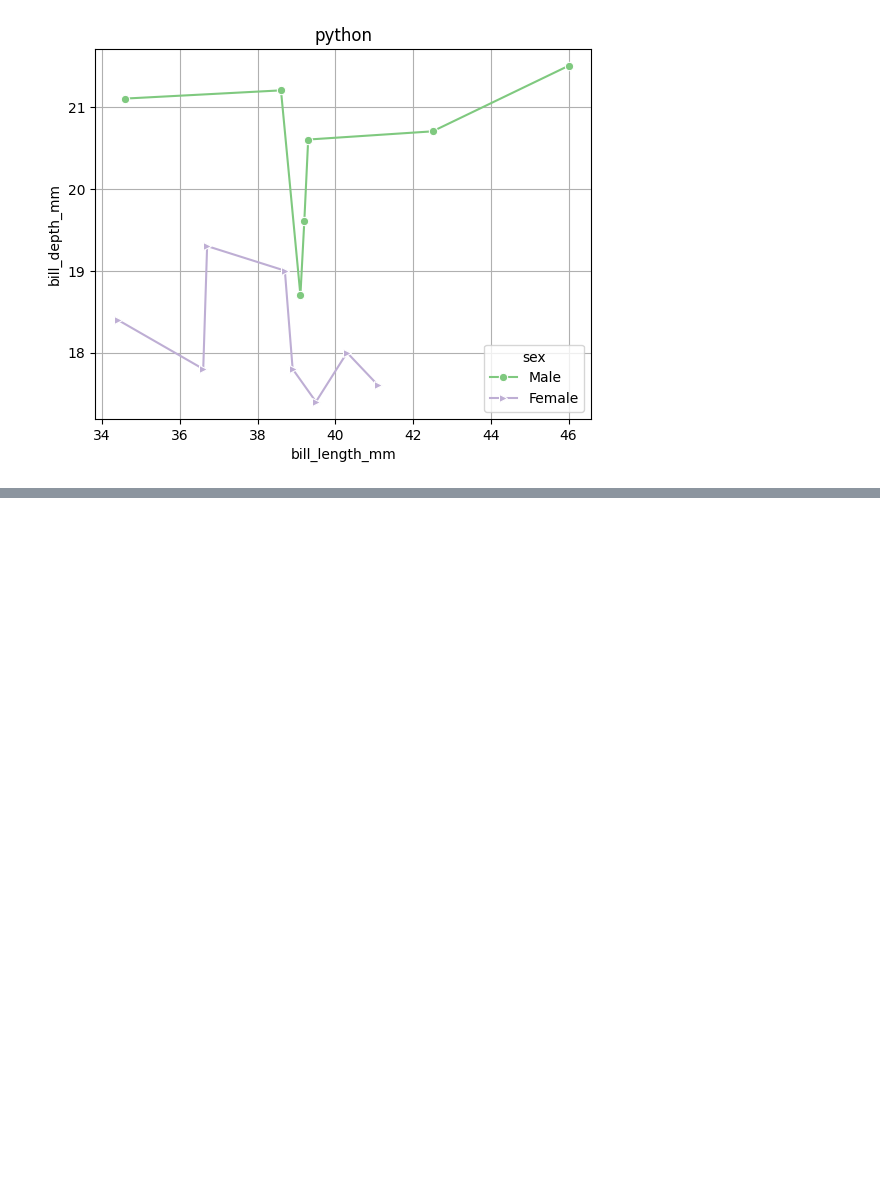
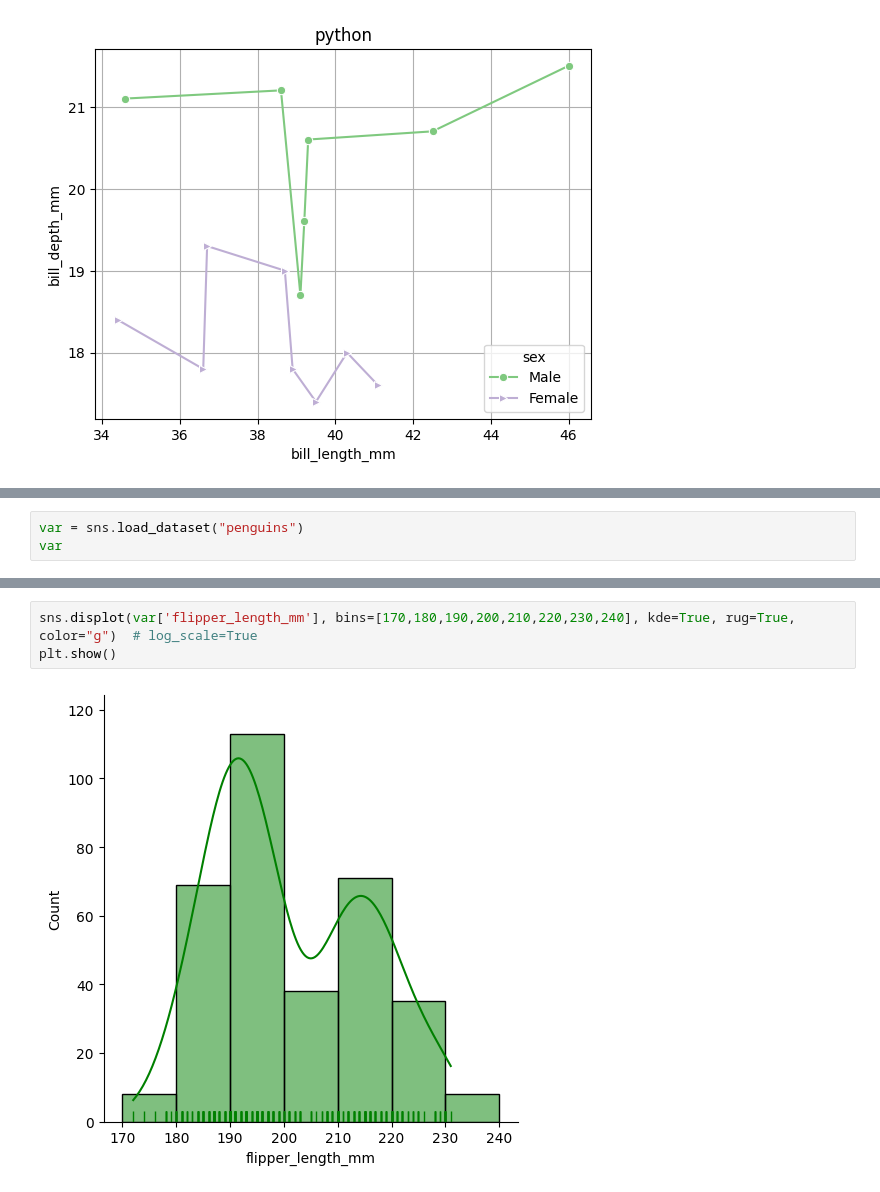
Before and after one commit to Srishti36912/python, a Jupyter notebook: python seaborn online/seaborn.ipynb, the cells around one changed output, grey strips where cells are left out. Cells and saved outputs as stored; diff of their text form; blank space fills up the shorter version.

Commit message:
histogram in seaborn

```diff
--- a/python seaborn online/seaborn.ipynb
+++ b/python seaborn online/seaborn.ipynb
@@ -60,0 +67,3 @@ plt.show()
+# %%
+var = sns.load_dataset("penguins")
+var
@@ -60,0 +90,5 @@ plt.show()
+# %%
+sns.displot(var['flipper_length_mm'], bins=[170,180,190,200,210,220,230,240], kde=True, rug=True, color="g")  # log_scale=True
+plt.show()
+# %% [output]
+[figure, added]
```
Also changed, not shown: parts of 5 cells of this notebook.
